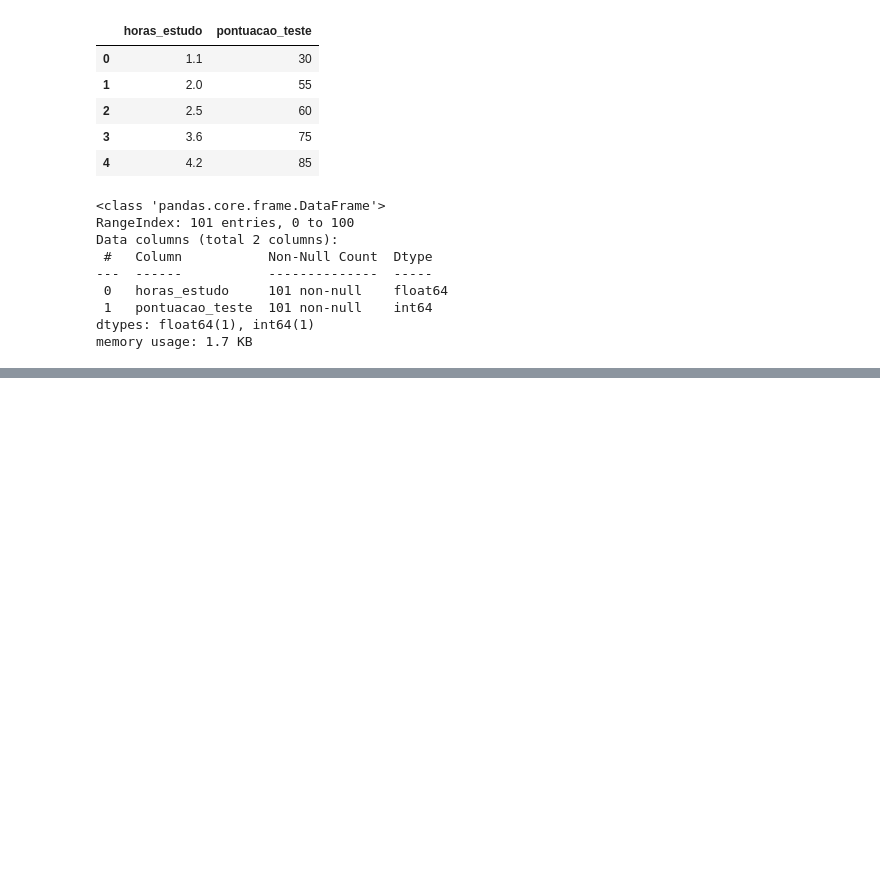
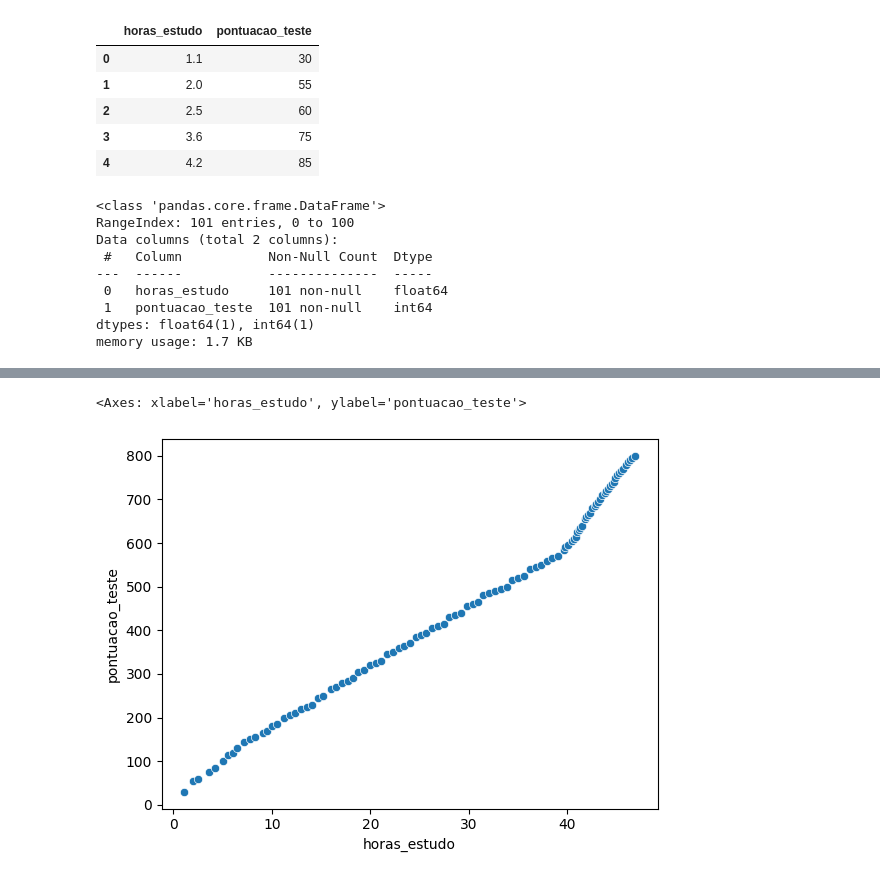
Before and after one commit to soaresmilton/rocketseat_regressao_linear_simples, a Jupyter notebook: modelo_pontuacao.ipynb, the cells around one changed output, grey strips where cells are left out. Drawn from its saved outputs; the diff is of its cells as text; code cells hidden in the pictures; blank space fills up the shorter version.

Commit message:
exploratory data analysis

```diff
--- a/modelo_pontuacao.ipynb
+++ b/modelo_pontuacao.ipynb
@@ -32,0 +48,9 @@ memory usage: 1.7 KB
+# %%
+# plot de dispersão: como essas variáveis se relacionam no plano cartesiano
+# X = horas_estudo
+# Y = pontuacao_teste
+
+sns.scatterplot(data=df_pontuacao, x='horas_estudo', y='pontuacao_teste')
+# %% [output]
+<Axes: xlabel='horas_estudo', ylabel='pontuacao_teste'>
+[figure, added]
```
Also changed, not shown: parts of 8 cells of this notebook.
